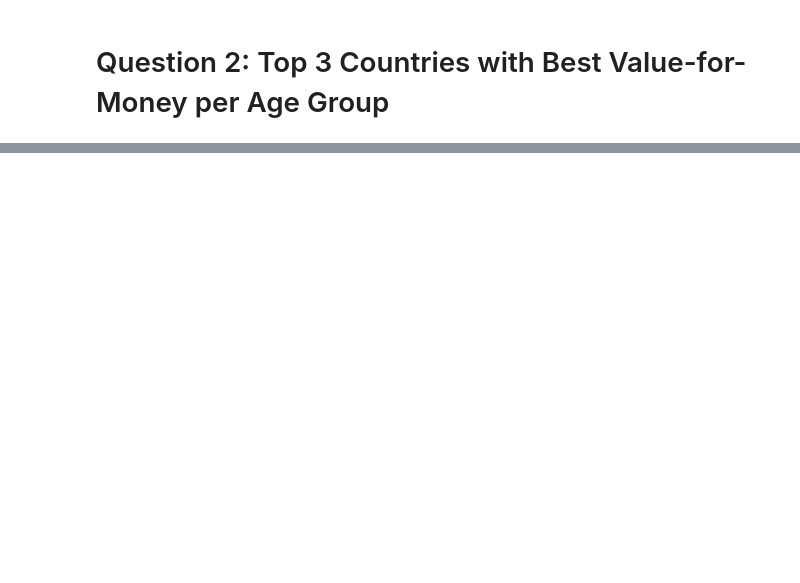
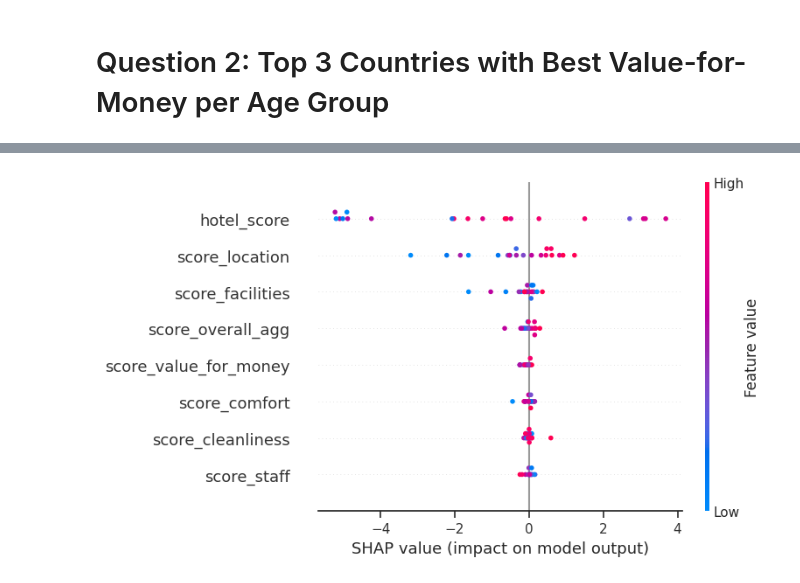
Before and after one commit to helguindy/hotel-booking-analytics, a Jupyter notebook: notebooks/habiba.ipynb, the cells around one changed output, grey strips where cells are left out. Drawn from its saved outputs; the diff is of its cells as text; code cells hidden in the pictures; blank space fills up the shorter version.

```diff
--- a/notebooks/habiba.ipynb
+++ b/notebooks/habiba.ipynb
@@ -455,0 +495,8 @@ Successfully installed shap-0.49.1 slicer-0.0.8
+# %%
+columns_to_drop = hotel_score_cols #+ score_cols
+
+X_train.drop(columns=columns_to_drop, inplace=True)
+X_test.drop(columns=columns_to_drop, inplace=True)
+
+print(f"✓ Dropped aggregation columns")
+print(f"Final features: {list(X_train.columns)}")
@@ -455,0 +742,13 @@ Successfully installed shap-0.49.1 slicer-0.0.8
+# %%
+#RANDOM FOREST
+from sklearn.ensemble import RandomForestClassifier
+print("TRAINING RANDOM FOREST MODEL (as verification)")
+
+rft = RandomForestClassifier(n_estimators=300, random_state=42, n_jobs=-1)
+rft.fit(X_train, y_train_encoded)
+
+y_pred = rft.predict(X_test)
+
+print("\nTEST ACCURACY:", accuracy_score(y_test_encoded, y_pred))
+print("\nCLASSIFICATION REPORT:")
+print(classification_report(y_test_encoded, y_pred, target_names=le_target.classes_))
@@ -455,0 +773,22 @@ Successfully installed shap-0.49.1 slicer-0.0.8
+# %%
+import shap
+import numpy as np
+import pandas as pd
+
+# Use a small subset for speed
+X_shap = X_train.sample(1000, random_state=42)
+
+# Function that returns model prediction with correct feature names
+def f(X):
+    return rft.predict(pd.DataFrame(X, columns=X_train.columns))
+
+# KernelExplainer for any model
+explainer = shap.KernelExplainer(f, X_shap)
+
+# Calculate SHAP values (first 20 test samples)
+shap_values = explainer.shap_values(X_test.iloc[:20])
+
+# Summary plot
+shap.summary_plot(shap_values, X_test.iloc[:20])
+# %% [output]
+[figure, added]
```
Also changed, not shown: parts of 66 cells of this notebook.
